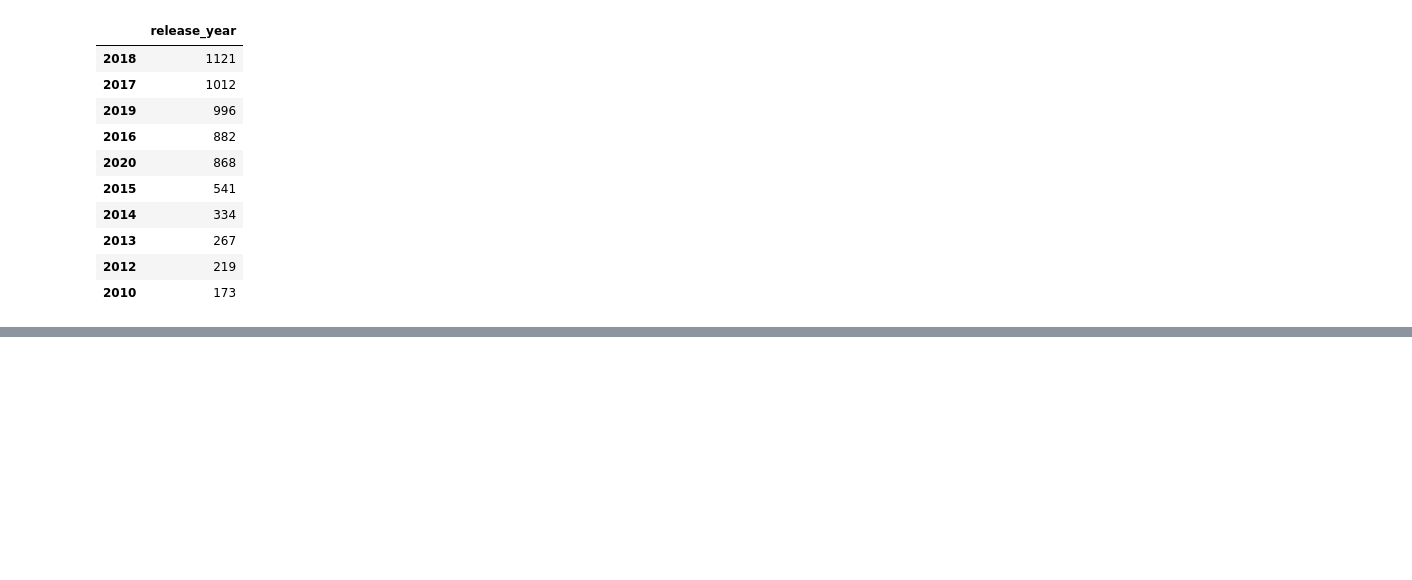
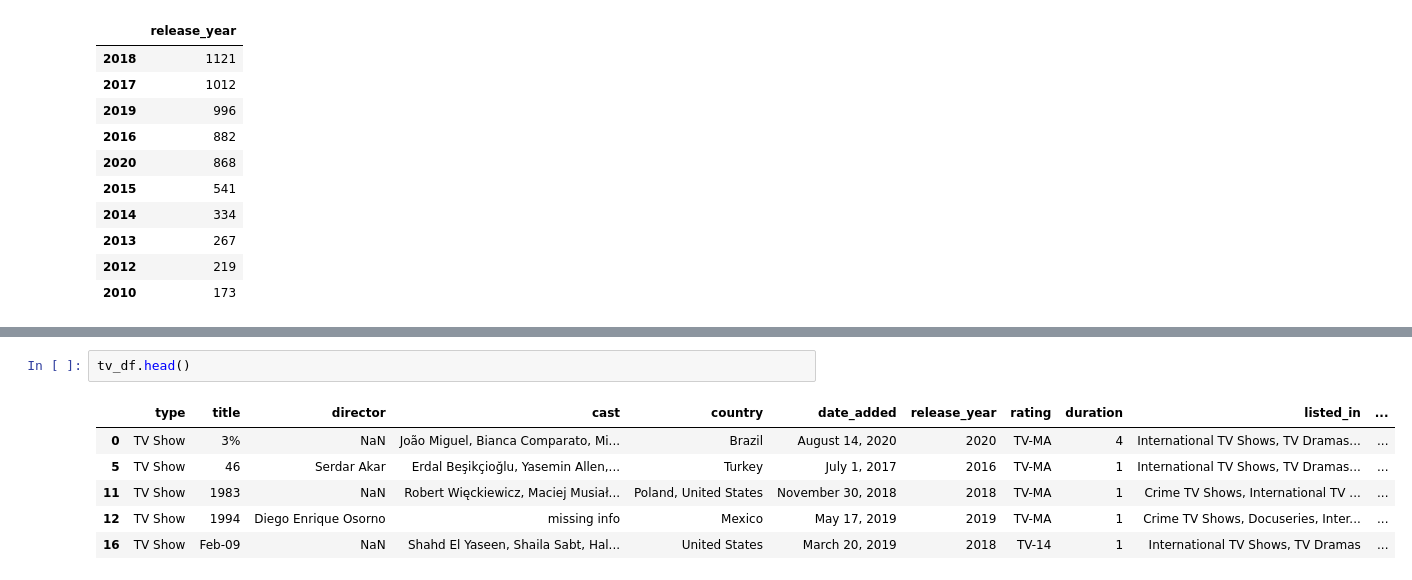
Before and after one commit to amrita-sarkar1/Netflix-Movies-and-TV-Shows-Clustering, a Jupyter notebook: Netflix_Movies_and_TV_Shows_Clustering.ipynb, the cells around one changed output, grey strips where cells are left out. Drawn from its saved outputs; the diff is of its cells as text; blank space fills up the shorter version.

```diff
--- a/Netflix_Movies_and_TV_Shows_Clustering.ipynb
+++ b/Netflix_Movies_and_TV_Shows_Clustering.ipynb
@@ -363,0 +448,9 @@ fig.update_traces(textposition = 'inside', textinfo = 'percent+label', textfont_
+# %%
+tv_df.head()
+# %% [output]
+|  | type | title | director | cast | country | date_added | release_year | rating | duration | listed_in | ... |
+| 0 | TV Show | 3% | NaN | João Miguel, Bianca Comparato, Mi... | Brazil | August 14, 2020 | 2020 | TV-MA | 4 | International TV Shows, TV Dramas... | ... |
+| 5 | TV Show | 46 | Serdar Akar | Erdal Beşikçioğlu, Yasemin Allen,... | Turkey | July 1, 2017 | 2016 | TV-MA | 1 | International TV Shows, TV Dramas... | ... |
+| 11 | TV Show | 1983 | NaN | Robert Więckiewicz, Maciej Musiał... | Poland, United States | November 30, 2018 | 2018 | TV-MA | 1 | Crime TV Shows, International TV ... | ... |
+| 12 | TV Show | 1994 | Diego Enrique Osorno | missing info | Mexico | May 17, 2019 | 2019 | TV-MA | 1 | Crime TV Shows, Docuseries, Inter... | ... |
+| 16 | TV Show | Feb-09 | NaN | Shahd El Yaseen, Shaila Sabt, Hal... | United States | March 20, 2019 | 2018 | TV-14 | 1 | International TV Shows, TV Dramas | ... |
```
Also changed, not shown: parts of 15 cells of this notebook.
